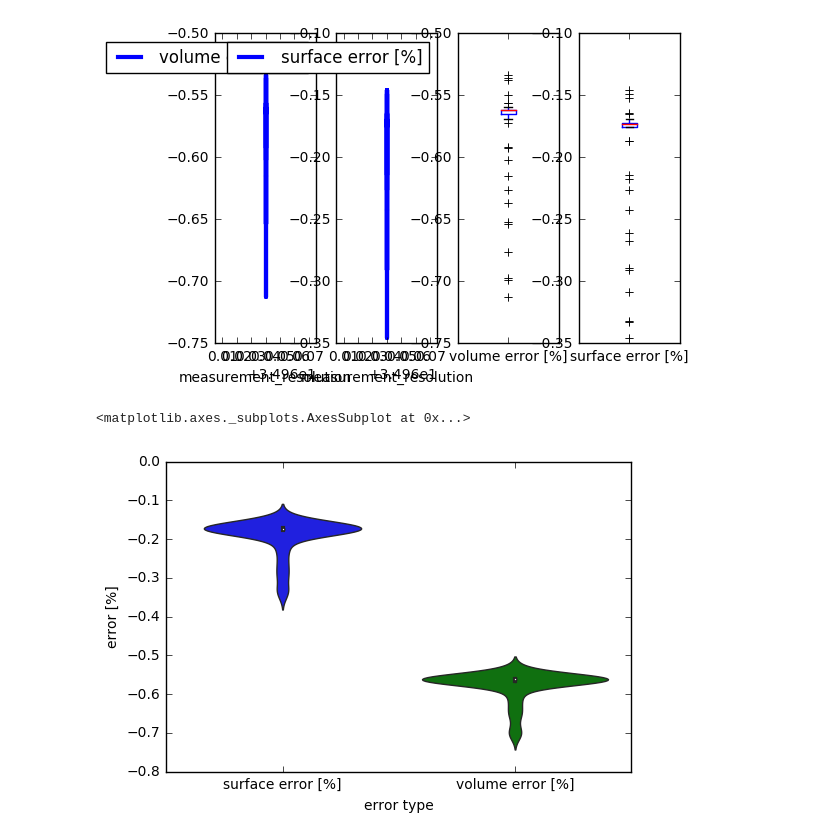
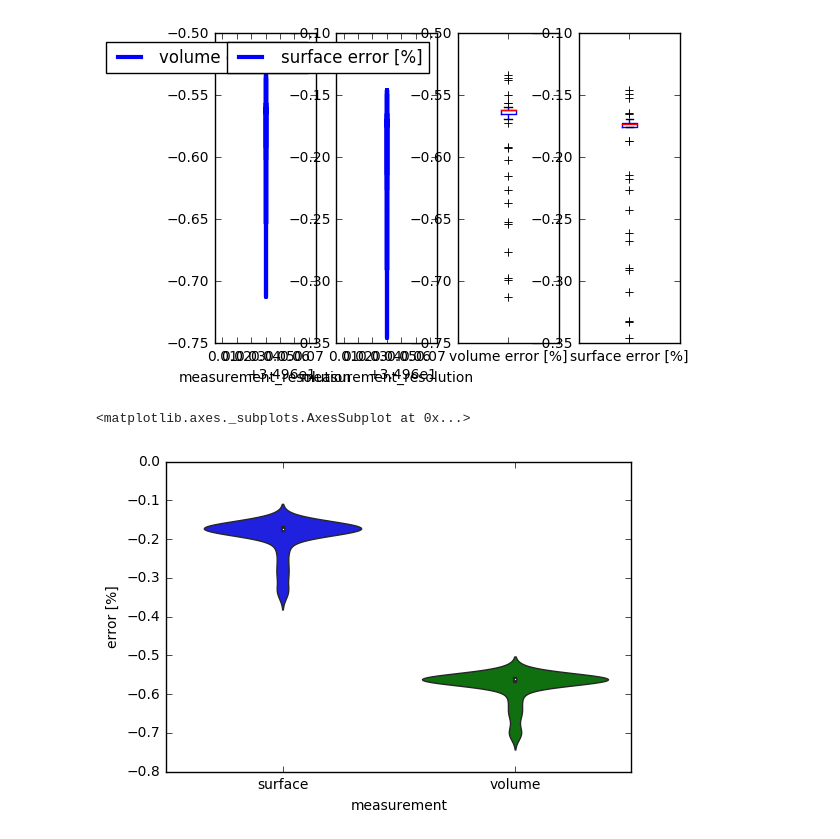
Before and after one commit to mjirik/teigen, a Jupyter notebook: examples/evaltools.ipynb, the cells around one changed output. Cells and saved outputs as stored; diff of their text form; code cells hidden in the pictures.

Commit message:
graphs tunning

```diff
--- a/examples/evaltools.ipynb
+++ b/examples/evaltools.ipynb
@@ -249,29 +249,37 @@ SpearmanrResult(correlation=1.0, pvalue=0.0)
 120 rows × 3 columns
 [figure]
 # %%
+
+dfs =  df[["surface error [%]", "volume error [%]", "config output note"]].rename(
+    columns={
+        "surface error [%]": "surface",
+        "volume error [%]": "volume"
+    })
 df_long = pd.melt(
-    df[["surface error [%]", "volume error [%]", "config output note"]],
+    dfs,
     "config output note",
-    var_name="error type",
+    var_name="measurement",
     value_name="error [%]"
 
 )
 # sns.boxplot(
 #     y="error [%]",
 # #     x="config output note",
 #     x="error type",
 # #     data=df,
 #     data=df_long,
 # #     palette="PRGn"
 # )
+# df_long = df_long.rename(columns={"surface error [%]": "surface"})
 sns.violinplot(
+# sns.boxplot(
     y="error [%]",
 #     x="config output note",
-    x="error type",
+    x="measurement",
 #     data=df,
 #     hue="config output note",
     data=df_long,
 )
 # %% [output]
 <matplotlib.axes._subplots.AxesSubplot at 0x...>
-[figure, old version]
+[figure, new version]
```
Also changed, not shown: parts of 1 cell of this notebook, 1 other file.
